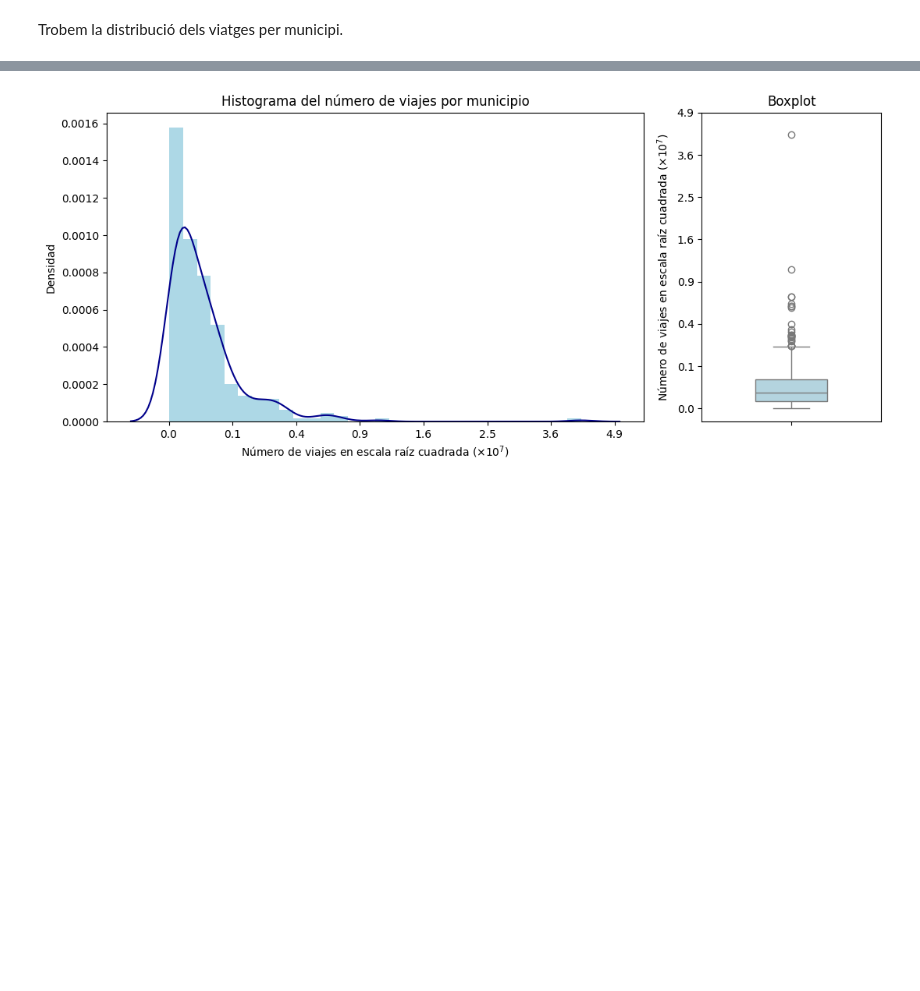
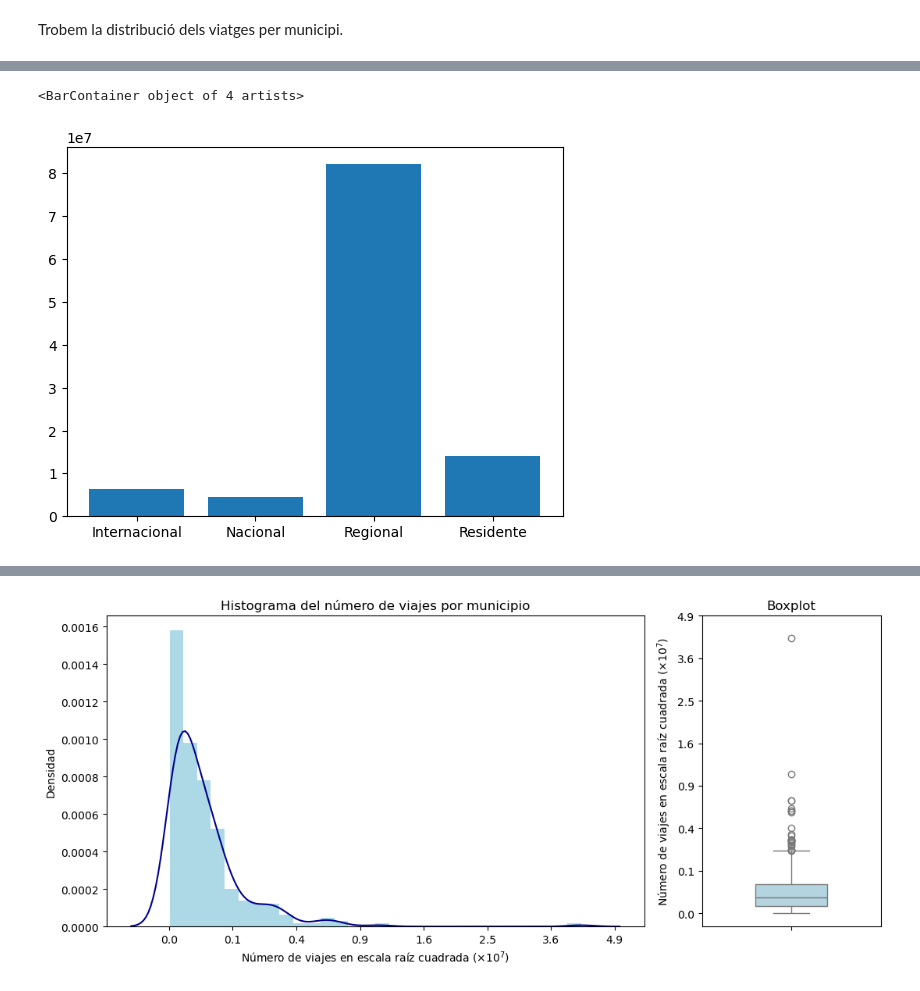
Before and after one commit to jordirubio01/MobiCat, a Jupyter notebook: mobile-challenge-datasets/IT2__DS3__2-Features-Distributions.ipynb, the cells around one changed output, grey strips where cells are left out. Cells and saved outputs as stored; diff of their text form; code cells hidden in the pictures; blank space fills up the shorter version.

```diff
--- a/mobile-challenge-datasets/IT2__DS3__2-Features-Distributions.ipynb
+++ b/mobile-challenge-datasets/IT2__DS3__2-Features-Distributions.ipynb
@@ -69,0 +103,3 @@ municipalities_df
+# %%
+origen_freq = mobility_df.groupby(by="origen")["viajes"].sum().reset_index()
+origen_freq
@@ -69,0 +112,6 @@ municipalities_df
+# %%
+plt.figure()
+plt.bar(origen_freq["origen"], origen_freq["viajes"])
+# %% [output]
+<BarContainer object of 4 artists>
+[figure, added]
```
Also changed, not shown: parts of 18 cells of this notebook, 3 other files.
